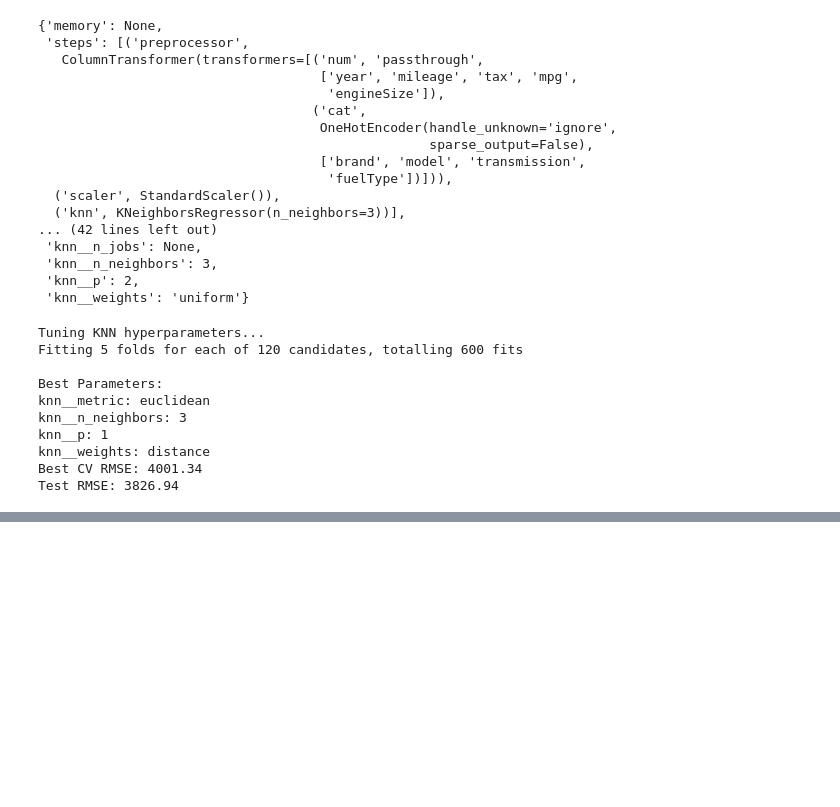
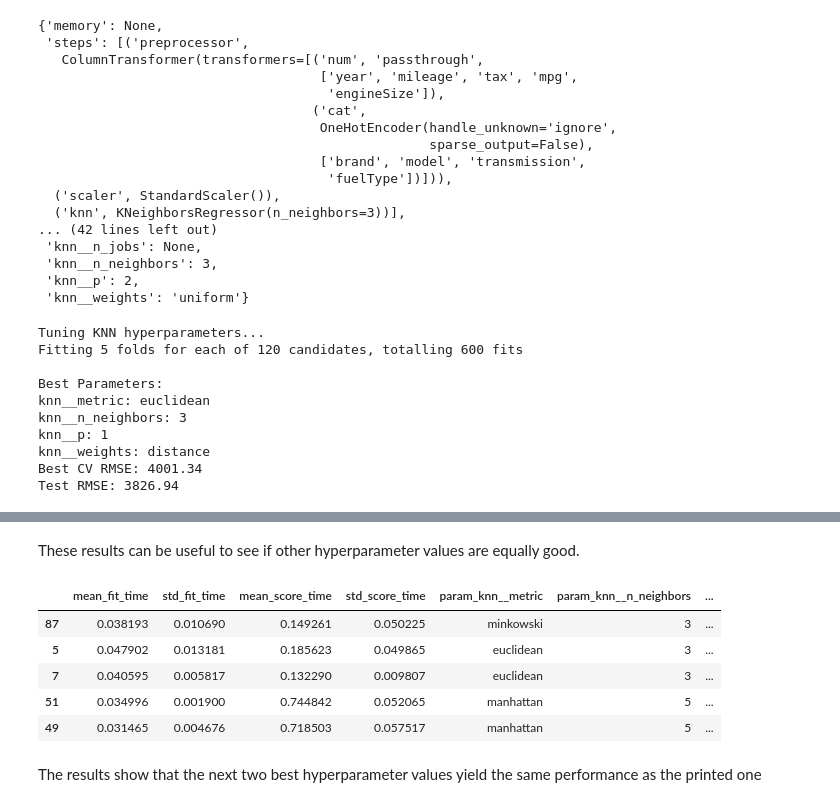
Before and after one commit to Lizhen0909/STAT303-3-class-notes, a Jupyter notebook: KNN.ipynb, the cells around one changed output, grey strips where cells are left out. Drawn from its saved outputs; the diff is of its cells as text; code cells hidden in the pictures; blank space fills up the shorter version.

```diff
--- a/KNN.ipynb
+++ b/KNN.ipynb
@@ -324,0 +336,13 @@ Test RMSE: 3826.94
+# %% [markdown]
+These results can be useful to see if other hyperparameter values are  equally good.
+# %%
+pd.DataFrame(grid_search.cv_results_).sort_values(by = 'rank_test_score').head()
+# %% [output]
+|  | mean_fit_time | std_fit_time | mean_score_time | std_score_time | param_knn__metric | param_knn__n_neighbors | ... |
+| 87 | 0.038193 | 0.010690 | 0.149261 | 0.050225 | minkowski | 3 | ... |
+| 5 | 0.047902 | 0.013181 | 0.185623 | 0.049865 | euclidean | 3 | ... |
+| 7 | 0.040595 | 0.005817 | 0.132290 | 0.009807 | euclidean | 3 | ... |
+| 51 | 0.034996 | 0.001900 | 0.744842 | 0.052065 | manhattan | 5 | ... |
+| 49 | 0.031465 | 0.004676 | 0.718503 | 0.057517 | manhattan | 5 | ... |
+# %% [markdown]
+The results show that the next two best hyperparameter values yield the same performance as the printed one
```
Also changed, not shown: parts of 3 cells of this notebook, 2 other files.
